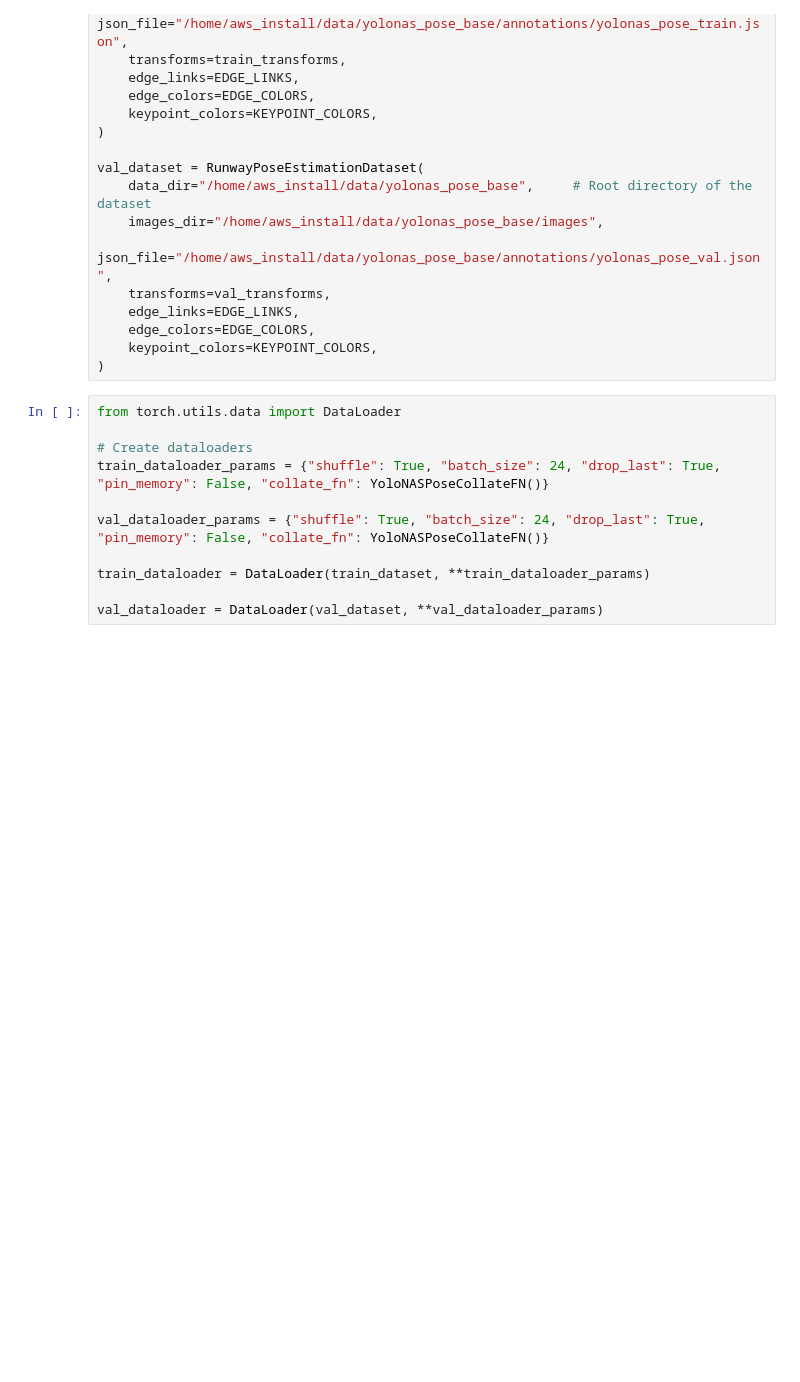
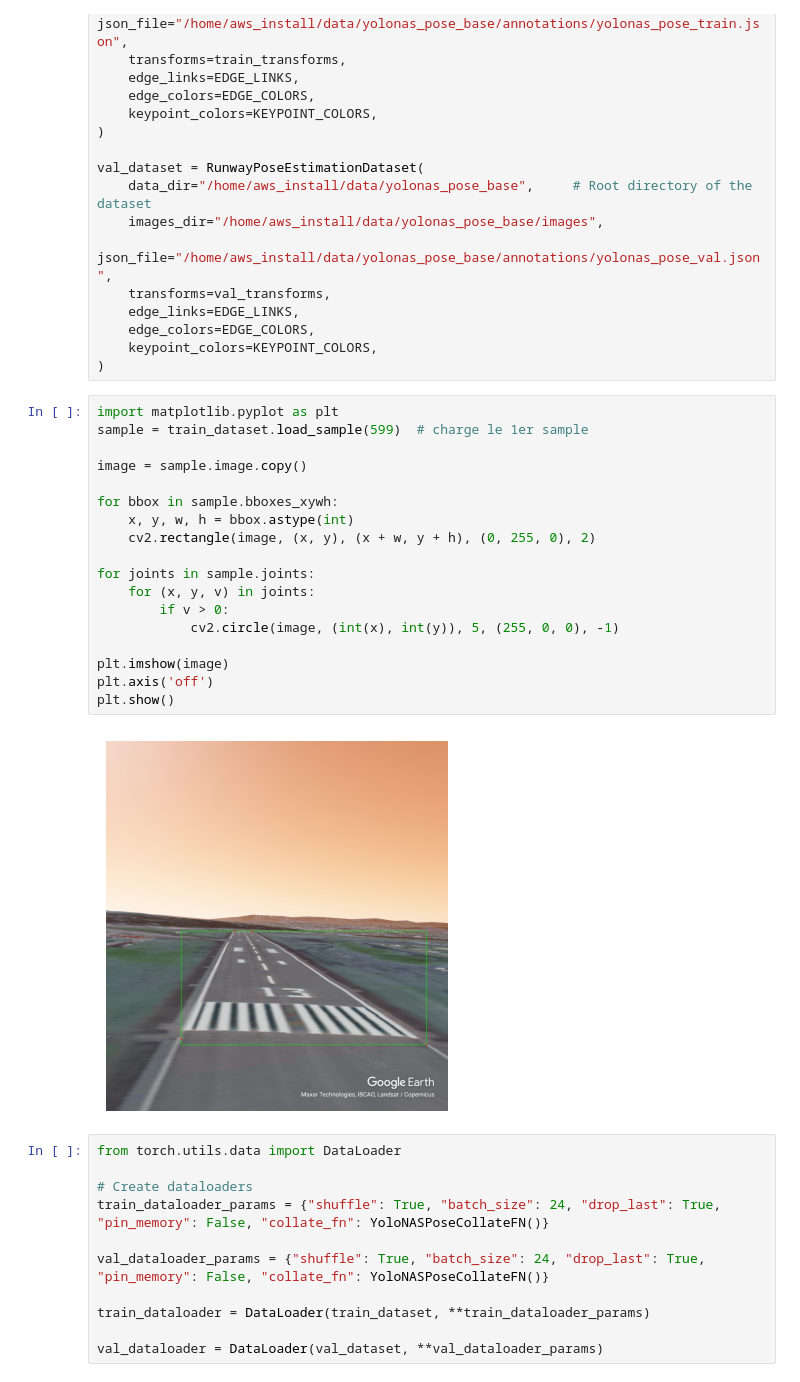
Before and after one commit to alyasltd/poseidon, a Jupyter notebook: notebooks/fine_tuning_yolo_nas_pose_lard.ipynb, the cells around one changed output. Drawn from its saved outputs; the diff is of its cells as text; blank space fills up the shorter version.

```diff
--- a/notebooks/fine_tuning_yolo_nas_pose_lard.ipynb
+++ b/notebooks/fine_tuning_yolo_nas_pose_lard.ipynb
@@ -390,6 +407,26 @@ val_dataset = RunwayPoseEstimationDataset(
     edge_colors=EDGE_COLORS,
     keypoint_colors=KEYPOINT_COLORS,
 )
+# %%
+import matplotlib.pyplot as plt
+sample = train_dataset.load_sample(599)  # charge le 1er sample
+
+image = sample.image.copy()
+
+for bbox in sample.bboxes_xywh:
+    x, y, w, h = bbox.astype(int)
+    cv2.rectangle(image, (x, y), (x + w, y + h), (0, 255, 0), 2)
+
+for joints in sample.joints:
+    for (x, y, v) in joints:
+        if v > 0:
+            cv2.circle(image, (int(x), int(y)), 5, (255, 0, 0), -1)
+
+plt.imshow(image)
+plt.axis('off')
+plt.show()
+# %% [output]
+[figure, added]
 # %%
 from torch.utils.data import DataLoader
 
```
Also changed, not shown: parts of 11 cells of this notebook.
